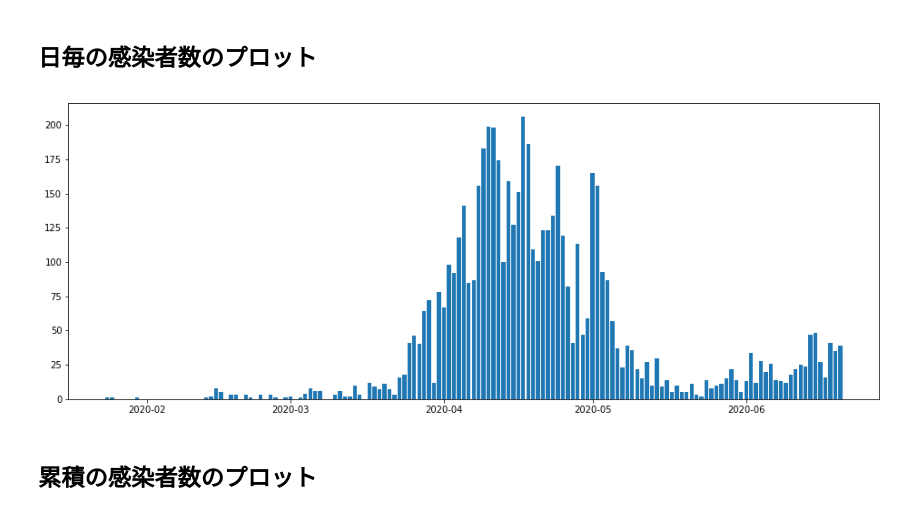
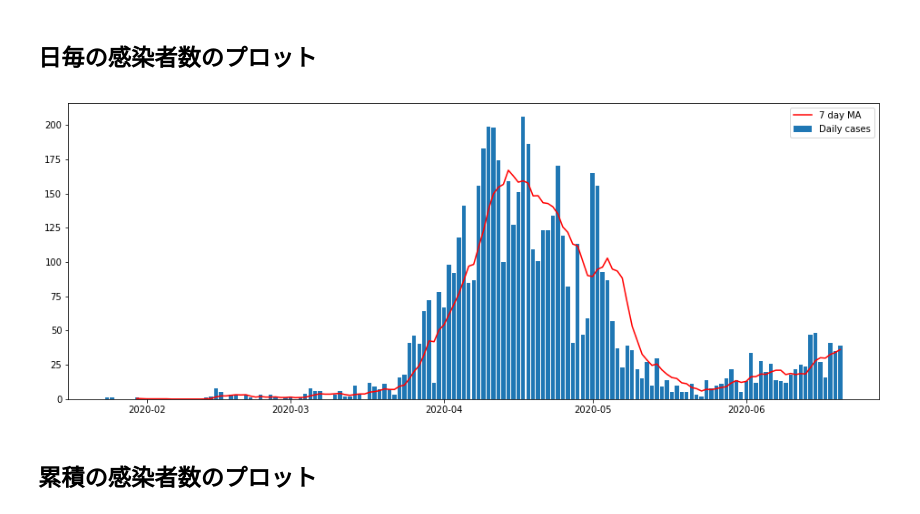
Before and after one commit to dgakane/covid19, a Jupyter notebook: nb/tokyo.ipynb, the cells around one changed output. Saved outputs shown, nothing was run; the diff lists cells and outputs as text; code cells hidden in the pictures.

Commit message:
add 7 day moving average in the daily cases chart.

```diff
--- a/nb/tokyo.ipynb
+++ b/nb/tokyo.ipynb
@@ -78,0 +92,3 @@ df_daily.head()
+# %%
+df_daily["7day_MA"] = df_daily.rolling(7).mean()["daily_case"]
+df_daily.tail()
@@ -81,11 +104,13 @@ df_daily.head()
 # %%
 fig = plt.figure(figsize=(16.0, 6.0))
 ax = fig.add_subplot(111)
-plt.bar(df_daily.index, df_daily["daily_case"])
+ax.bar(df_daily.index, df_daily["daily_case"], label="Daily cases")
+ax.plot(df_daily.index, df_daily["7day_MA"], color="red", label="7 day MA")
+ax.legend()
 
 plt.show()
 # %% [output]
-[figure, old version]
+[figure, new version]
 # %% [markdown]
 ## 累積の感染者数のプロット
 # %%
```
Also changed, not shown: parts of 3 cells of this notebook.
